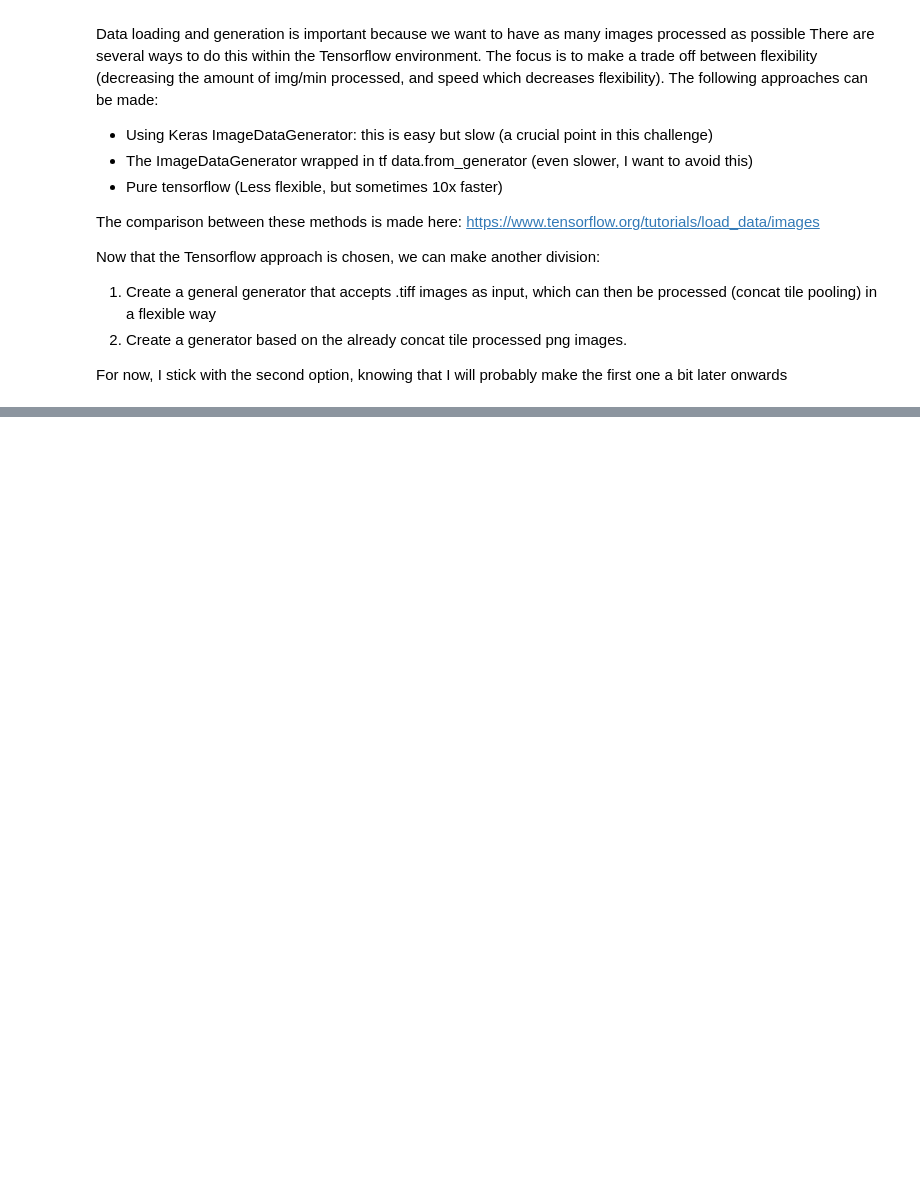
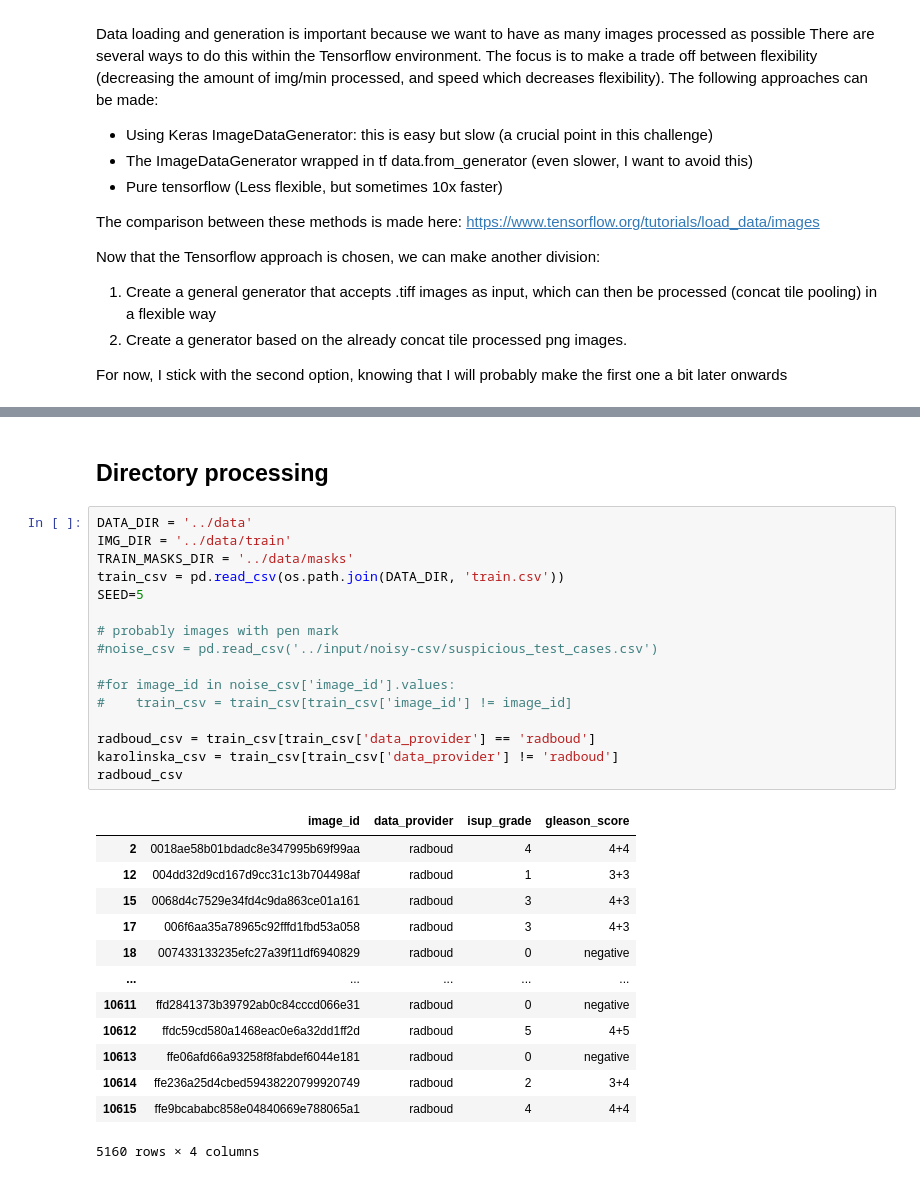
Before and after one commit to stephandooper/panda, a Jupyter notebook: notebooks/Untitled.ipynb, the cells around one changed output, grey strips where cells are left out. Cells and saved outputs as stored; diff of their text form; blank space fills up the shorter version.

```diff
--- a/notebooks/Untitled.ipynb
+++ b/notebooks/Untitled.ipynb
@@ -603,0 +65,32 @@ for x in ds.take(1):
+# %% [markdown]
+## Directory processing
+# %%
+DATA_DIR = '../data'
+IMG_DIR = '../data/train'
+TRAIN_MASKS_DIR = '../data/masks'
+train_csv = pd.read_csv(os.path.join(DATA_DIR, 'train.csv'))
+SEED=5
+
+# probably images with pen mark
+#noise_csv = pd.read_csv('../input/noisy-csv/suspicious_test_cases.csv')
+
+#for image_id in noise_csv['image_id'].values:
+#    train_csv = train_csv[train_csv['image_id'] != image_id]
+
+radboud_csv = train_csv[train_csv['data_provider'] == 'radboud']
+karolinska_csv = train_csv[train_csv['data_provider'] != 'radboud']
+radboud_csv
+# %% [output]
+|  | image_id | data_provider | isup_grade | gleason_score |
+| 2 | 0018ae58b01bdadc8e347995b69f99aa | radboud | 4 | 4+4 |
+| 12 | 004dd32d9cd167d9cc31c13b704498af | radboud | 1 | 3+3 |
+| 15 | 0068d4c7529e34fd4c9da863ce01a161 | radboud | 3 | 4+3 |
+| 17 | 006f6aa35a78965c92fffd1fbd53a058 | radboud | 3 | 4+3 |
+| 18 | 007433133235efc27a39f11df6940829 | radboud | 0 | negative |
+| ... | ... | ... | ... | ... |
+| 10611 | ffd2841373b39792ab0c84cccd066e31 | radboud | 0 | negative |
+| 10612 | ffdc59cd580a1468eac0e6a32dd1ff2d | radboud | 5 | 4+5 |
+| 10613 | ffe06afd66a93258f8fabdef6044e181 | radboud | 0 | negative |
+| 10614 | ffe236a25d4cbed59438220799920749 | radboud | 2 | 3+4 |
+| 10615 | ffe9bcababc858e04840669e788065a1 | radboud | 4 | 4+4 |
+5160 rows × 4 columns
```
Also changed, not shown: parts of 51 cells of this notebook, 6 other files.
